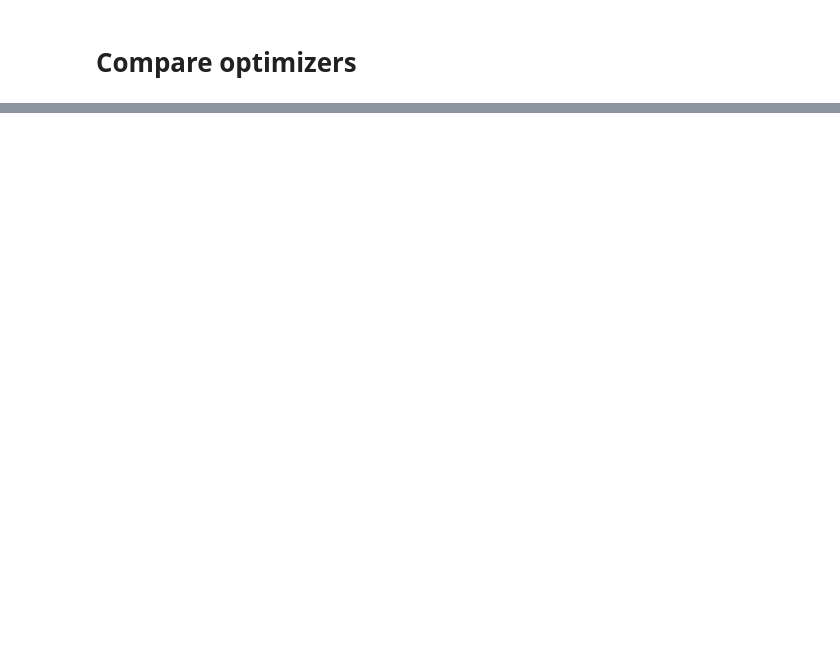
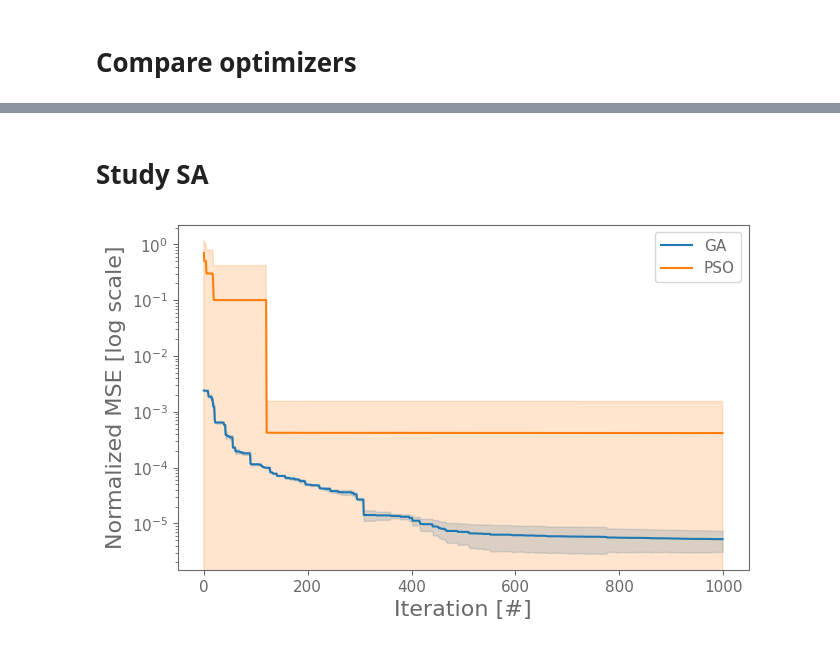
Before and after one commit to hzbian/metrix_hackathon, a Jupyter notebook: ray_tools/hist_optimizer/evaluation_hist_optimizer.ipynb, the cells around one changed output, grey strips where cells are left out. Saved outputs shown, nothing was run; the diff lists cells and outputs as text; code cells hidden in the pictures; blank space fills up the shorter version.

```diff
--- a/ray_tools/hist_optimizer/evaluation_hist_optimizer.ipynb
+++ b/ray_tools/hist_optimizer/evaluation_hist_optimizer.ipynb
@@ -119,0 +252,2 @@ print(latex_table)
+# %% [markdown]
+# Study SA
@@ -119,0 +285,15 @@ print(latex_table)
+# %%
+method_dict = {"SA": (optimize_sa, 1), "TPE": (optimize_tpe, 1), "PSO": (optimize_pso, 1000),}
+method_evaluation_dict = evaluate_method_dict(method_dict, model, observed_rays, uncompensated_parameters_selected, iterations=380+60, repetitions=1, benchmark_repetitions=1)
+# %%
+loss_min_params, best_loss, loss_history = optimize_evotorch_ga(
+    model, observed_rays, uncompensated_parameters, iterations=1000,
+    num_candidates=100, tournament_size=1, mutation_rate=0.05, mutation_scale=0.1, crossover_rate=0.5, eta=None, crossover_points=10, seed=42
+    )
+plot_optimizer_iterations(method_evaluation_dict, outputs_dir)
+# %%
+method_dict = {"GA": (optimize_evotorch_ga, 1000), "PSO": (optimize_pso, 1000)}
+method_evaluation_dict = evaluate_method_dict(method_dict, model, observed_rays, uncompensated_parameters_selected, iterations=1000, repetitions=10, benchmark_repetitions=1)
+plot_optimizer_iterations(method_evaluation_dict, outputs_dir)
+# %% [output]
+[figure, added]
```
Also changed, not shown: parts of 20 cells of this notebook.
